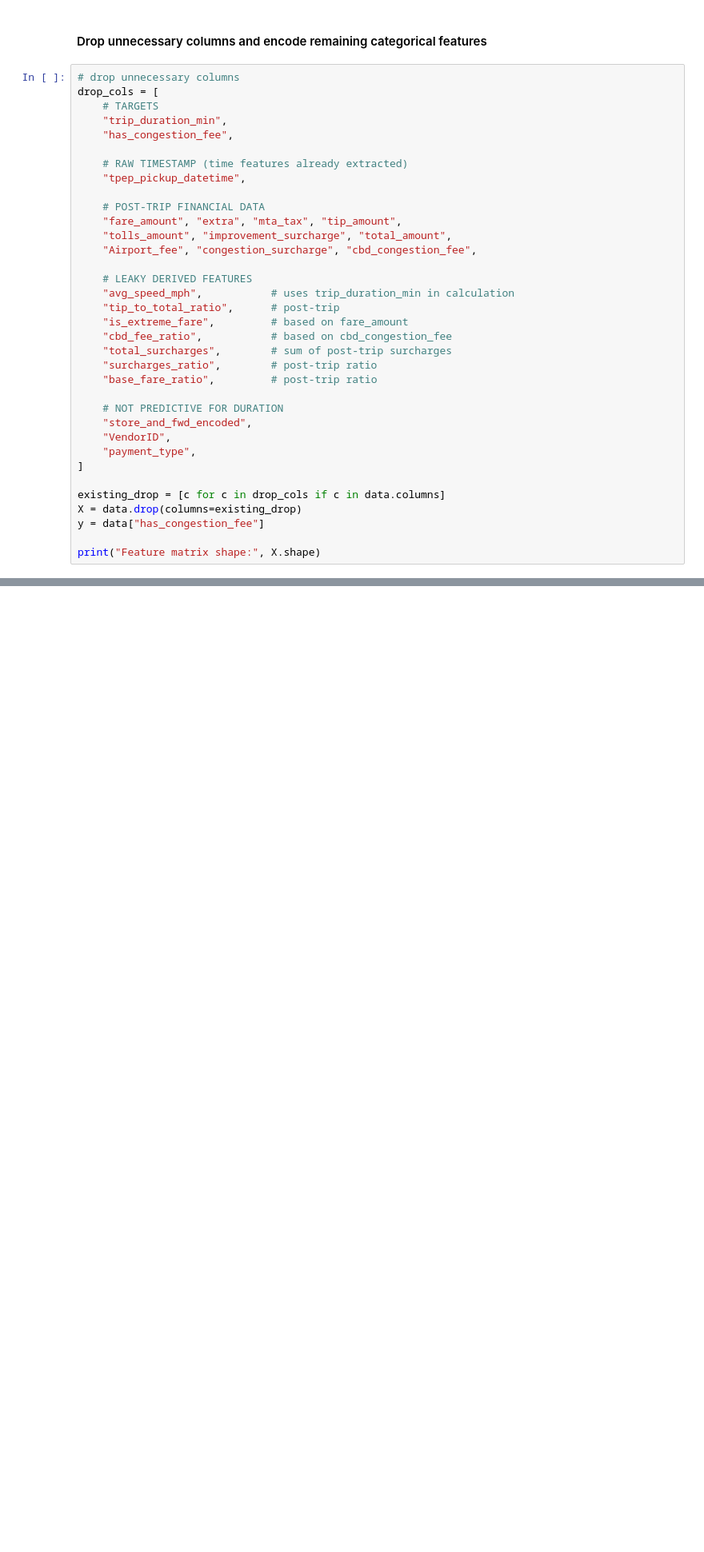
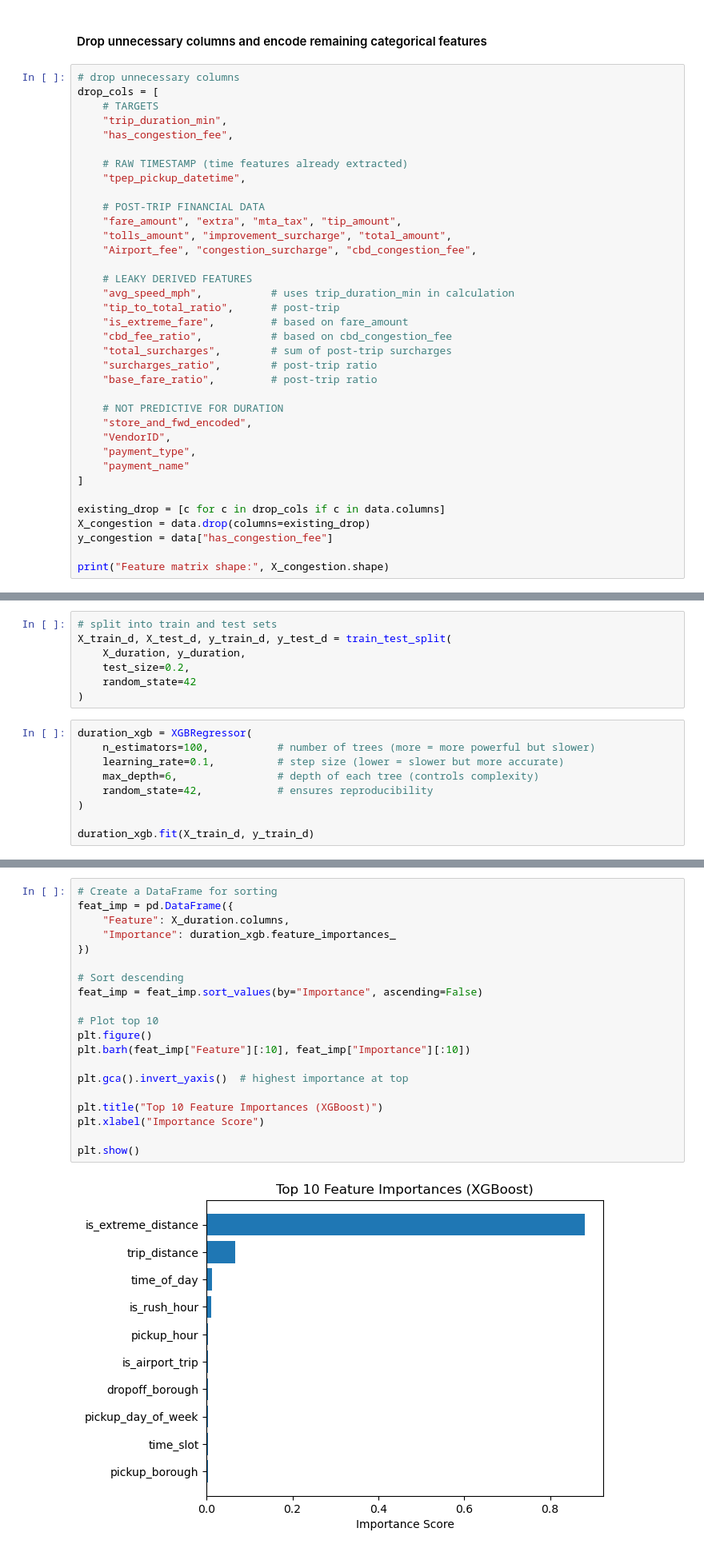
Before and after one commit to SU-IST707-SP26/group-project-avengers, a Jupyter notebook: work/05_advanced_models/Morgan_XGB.ipynb, the cells around one changed output, grey strips where cells are left out. Shown at 80% size. Saved outputs shown, nothing was run; the diff lists cells and outputs as text; blank space fills up the shorter version.

```diff
--- a/work/05_advanced_models/Morgan_XGB.ipynb
+++ b/work/05_advanced_models/Morgan_XGB.ipynb
@@ -84,11 +89,12 @@ drop_cols = [
     "store_and_fwd_encoded",
     "VendorID",
     "payment_type",
+    "payment_name"
 ]
 
 existing_drop = [c for c in drop_cols if c in data.columns]
-X = data.drop(columns=existing_drop)
-y = data["has_congestion_fee"]
+X_congestion = data.drop(columns=existing_drop)
+y_congestion = data["has_congestion_fee"]
 
-print("Feature matrix shape:", X.shape)
+print("Feature matrix shape:", X_congestion.shape)
 # %% [output]
@@ -256,0 +318,16 @@ plt.show()
+# %%
+# split into train and test sets
+X_train_d, X_test_d, y_train_d, y_test_d = train_test_split(
+    X_duration, y_duration,
+    test_size=0.2,
+    random_state=42
+)
+# %%
+duration_xgb = XGBRegressor(
+    n_estimators=100,           # number of trees (more = more powerful but slower)
+    learning_rate=0.1,          # step size (lower = slower but more accurate)
+    max_depth=6,                # depth of each tree (controls complexity)
+    random_state=42,            # ensures reproducibility
+)
+
+duration_xgb.fit(X_train_d, y_train_d)
@@ -256,0 +359,22 @@ plt.show()
+# %%
+# Create a DataFrame for sorting
+feat_imp = pd.DataFrame({
+    "Feature": X_duration.columns,
+    "Importance": duration_xgb.feature_importances_
+})
+
+# Sort descending
+feat_imp = feat_imp.sort_values(by="Importance", ascending=False)
+
+# Plot top 10
+plt.figure()
+plt.barh(feat_imp["Feature"][:10], feat_imp["Importance"][:10])
+
+plt.gca().invert_yaxis()  # highest importance at top
+
+plt.title("Top 10 Feature Importances (XGBoost)")
+plt.xlabel("Importance Score")
+
+plt.show()
+# %% [output]
+[figure, added]
```
Also changed, not shown: parts of 18 cells of this notebook.
